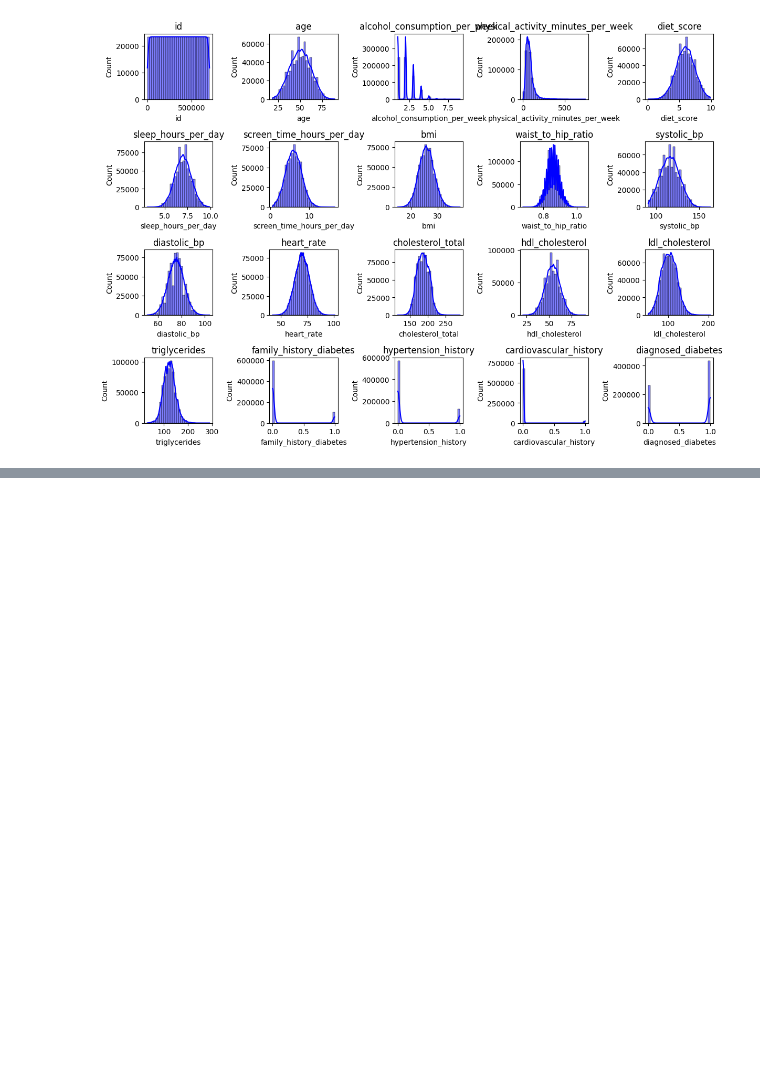
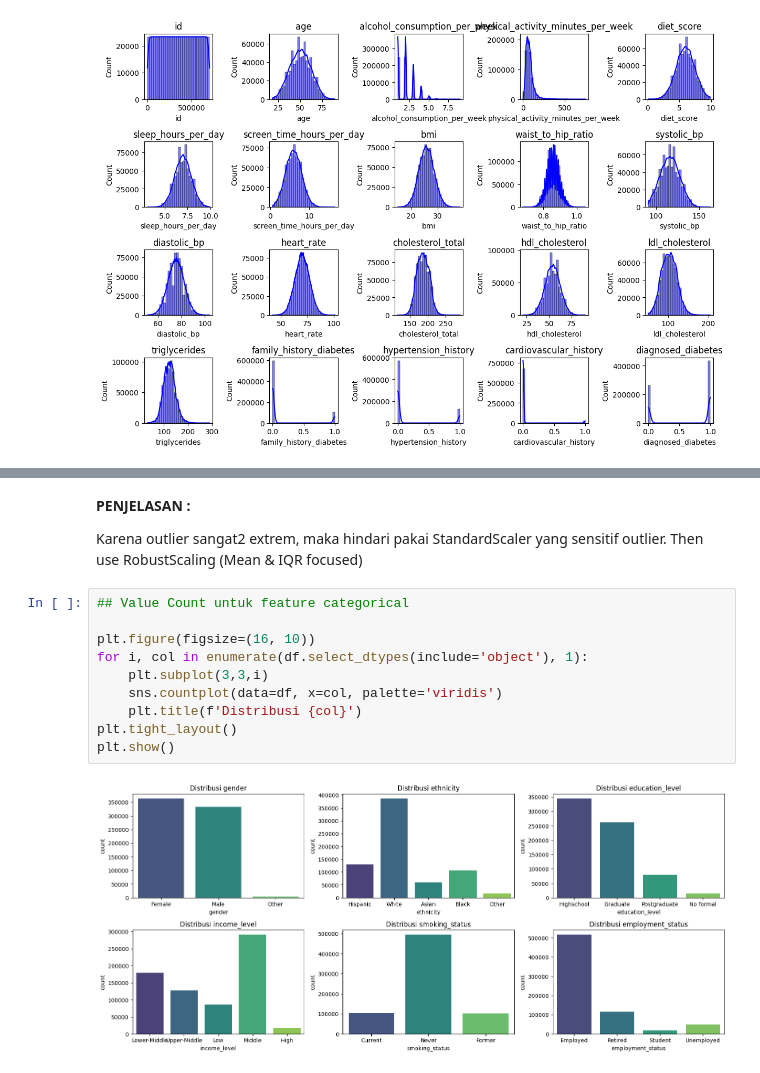
Before and after one commit to mayanggumelarr/Diabetes-Classification, a Jupyter notebook: diabetes-classification.ipynb, the cells around one changed output, grey strips where cells are left out. Cells and saved outputs as stored; diff of their text form; blank space fills up the shorter version.

```diff
--- a/diabetes-classification.ipynb
+++ b/diabetes-classification.ipynb
@@ -81,0 +123,16 @@ plt.show()
+# %% [markdown]
+**PENJELASAN :**
+
+Karena outlier sangat2 extrem, maka hindari pakai StandardScaler yang sensitif outlier. Then use RobustScaling (Mean & IQR focused)
+# %%
+## Value Count untuk feature categorical
+
+plt.figure(figsize=(16, 10))
+for i, col in enumerate(df.select_dtypes(include='object'), 1):
+    plt.subplot(3,3,i)
+    sns.countplot(data=df, x=col, palette='viridis')
+    plt.title(f'Distribusi {col}')
+plt.tight_layout()
+plt.show()
+# %% [output]
+[figure, added]
```
Also changed, not shown: parts of 6 cells of this notebook.
